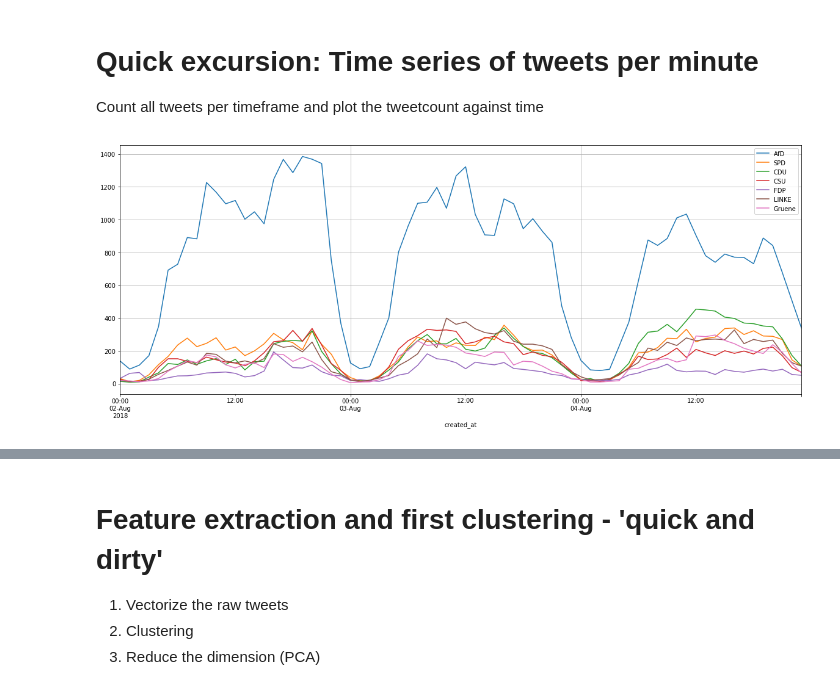
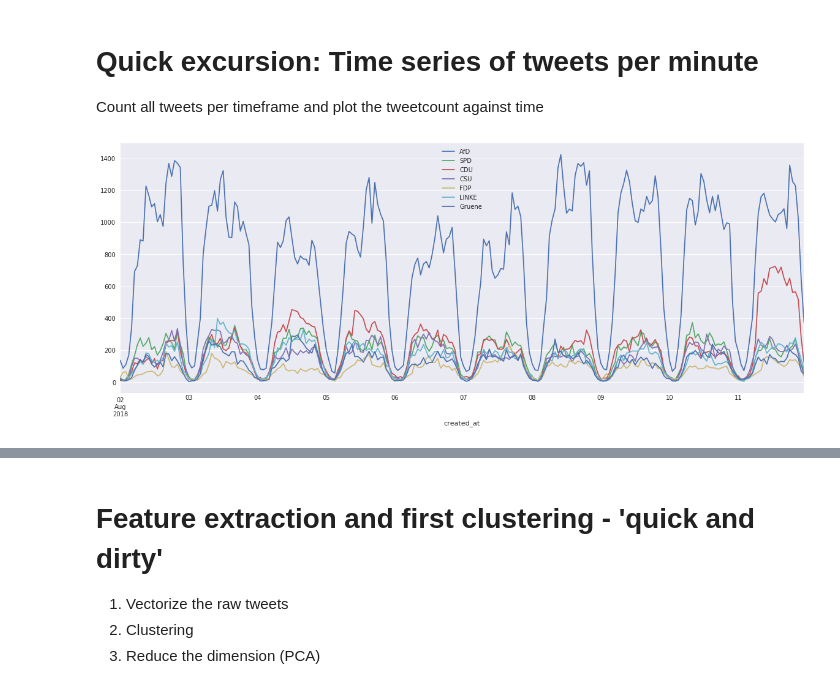
Before and after one commit to FranziSchmitt/Twitter_sentimentanalysis, a Jupyter notebook: Scripts/text_preprocessing.ipynb, the cells around one changed output, grey strips where cells are left out. Cells and saved outputs as stored; diff of their text form; code cells hidden in the pictures.

Commit message:
improved processing and plots

```diff
--- a/Scripts/text_preprocessing.ipynb
+++ b/Scripts/text_preprocessing.ipynb
@@ -12,6 +12,7 @@ import pickle
 import matplotlib.pyplot as plt
 %matplotlib inline
 import seaborn as sns
+sns.set()
 import plotly as py
 import plotly.graph_objs as go
 py.offline.init_notebook_mode(connected=True)
@@ -77,7 +78,7 @@ read_in = True
 path = '/home/franzi/Git-DSR/Twitter_sentimentanalysis/Data/all_data.pickle'
 if read_in:
     parties = ['AfD', 'SPD', 'CDU', 'CSU', 'FDP', 'LINKE', 'Gruene']
-    dates = ['08-02', '08-03', '08-04']
+    dates = ['08-02', '08-03', '08-04', '08-05', '08-06', '08-07', '08-08', '08-09', '08-10', '08-11']
     data = {}
     print('Loading: {}'.format(dates))
     for party in parties:
@@ -102,3 +103,6 @@ FDP loaded
 LINKE loaded
 Gruene loaded
 Done
+# %%
+for party in parties:
+    print(party, data[party].shape)
@@ -104,0 +117,4 @@ Done
+# %%
+for party in parties:
+    tweets = data[party].groupby('id_str').count()
+    print(party, tweets[tweets["full_text"] < 1])
@@ -109,10 +143,10 @@ Count all tweets per timeframe and plot the tweetcount against time
 # %%
 plt.figure(figsize=(20, 7.5))
 ax = plt.axes()
 for party in parties:
     data[party].loc[:, 'full_text'].resample('h').count().plot(ax=ax, label=party)
 plt.legend()
-ax.grid(axis='both')
+# ax.grid(axis='both')
 plt.show()
 # %% [output]
-[figure, old version]
+[figure, new version]
```
Also changed, not shown: parts of 11 cells of this notebook.
